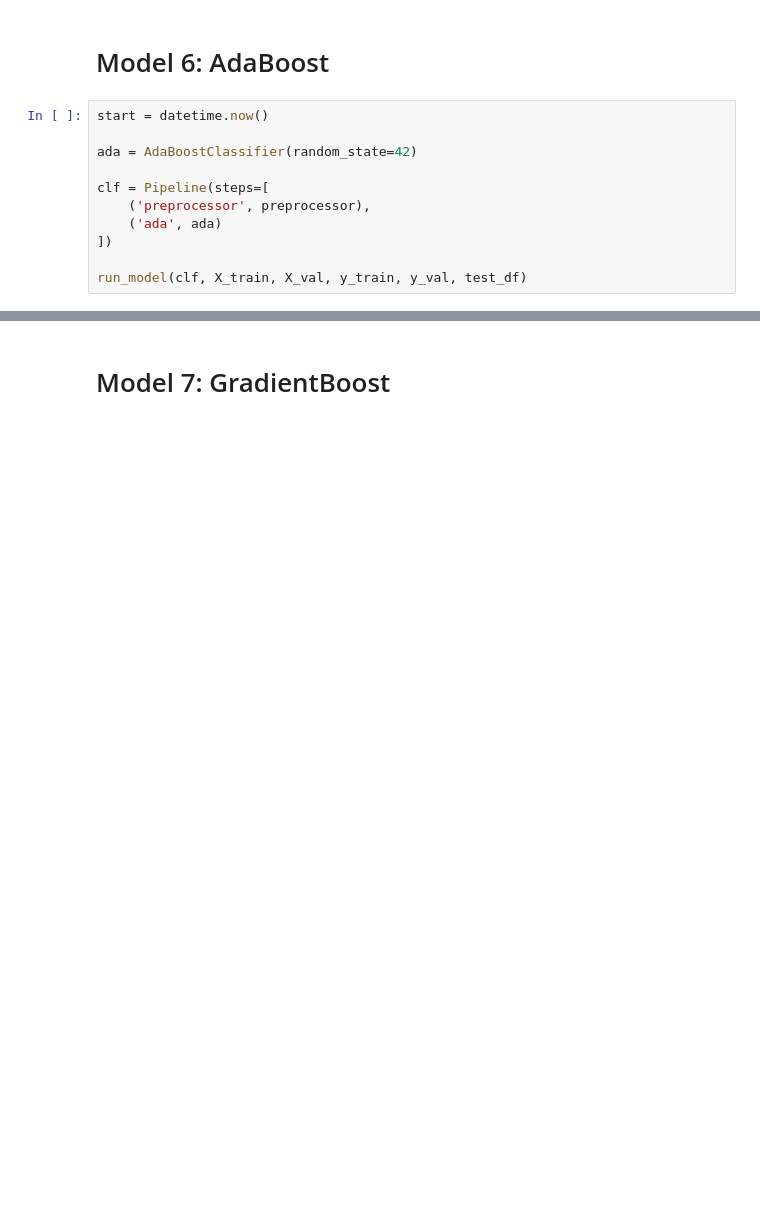
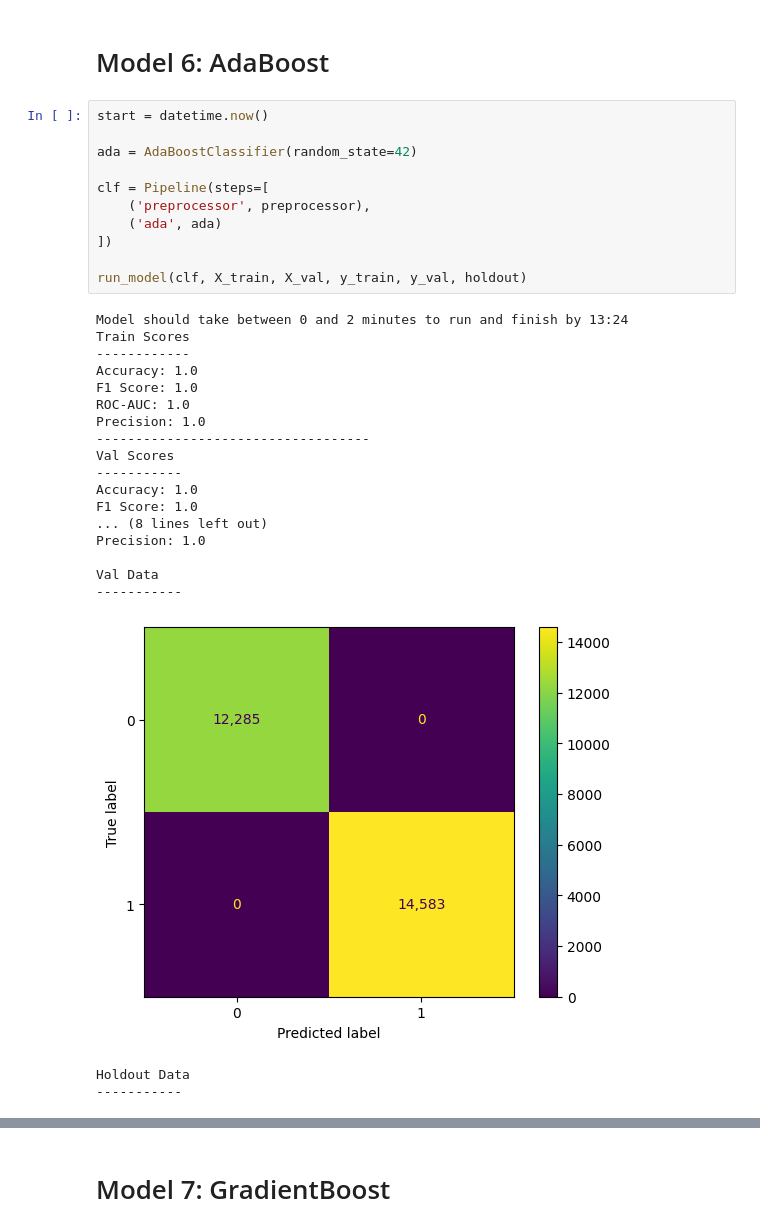
Before and after one commit to stone-ericm/MLB_counting_to_57_hits, a Jupyter notebook: master.ipynb, the cells around one changed output, grey strips where cells are left out. Drawn from its saved outputs; the diff is of its cells as text; blank space fills up the shorter version.

```diff
--- a/master.ipynb
+++ b/master.ipynb
@@ -1253,11 +1771,32 @@ run_model(clf, X_train, X_val, y_train, y_val, test_df)
 # %%
 start = datetime.now()
 
 ada = AdaBoostClassifier(random_state=42)
 
 clf = Pipeline(steps=[
     ('preprocessor', preprocessor),
     ('ada', ada)
 ])
 
-run_model(clf, X_train, X_val, y_train, y_val, test_df)
+run_model(clf, X_train, X_val, y_train, y_val, holdout)
+# %% [output]
+Model should take between 0 and 2 minutes to run and finish by 13:24
+Train Scores
+------------
+Accuracy: 1.0
+F1 Score: 1.0
+ROC-AUC: 1.0
+Precision: 1.0
+-----------------------------------
+Val Scores
+-----------
+Accuracy: 1.0
+F1 Score: 1.0
+... (8 lines left out)
+Precision: 1.0
+
+Val Data
+-----------
+[figure, added]
+Holdout Data
+-----------
```
Also changed, not shown: parts of 103 cells of this notebook, 6 other files.
